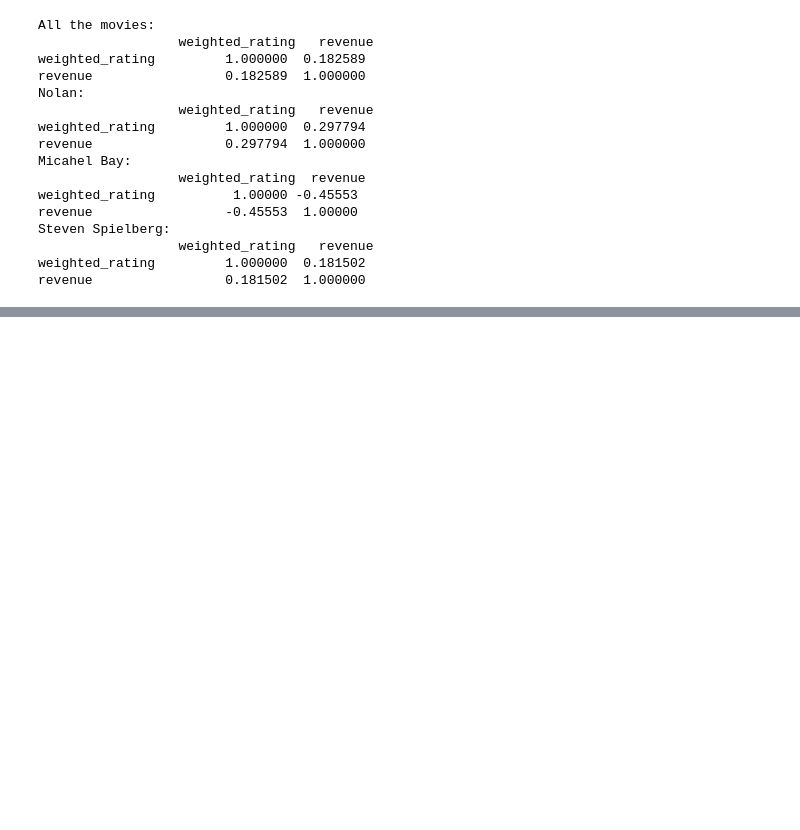
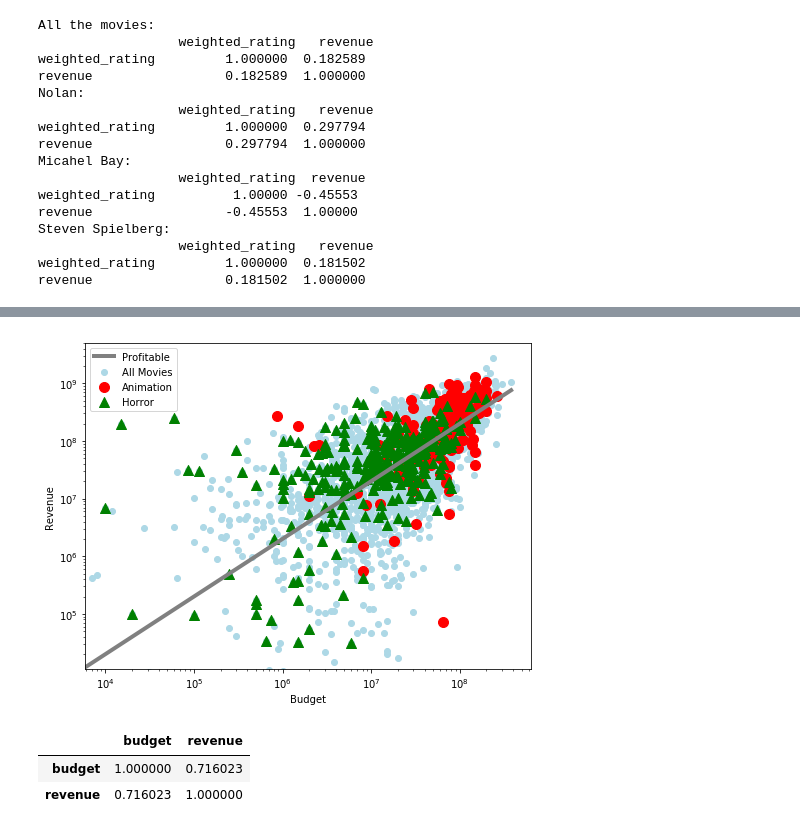
Before and after one commit to alienlien/movielens, a Jupyter notebook: ml-20m.ipynb, the cells around one changed output, grey strips where cells are left out. Drawn from its saved outputs; the diff is of its cells as text; code cells hidden in the pictures; blank space fills up the shorter version.

```diff
--- a/ml-20m.ipynb
+++ b/ml-20m.ipynb
@@ -465,0 +533,25 @@ plt.show()
+# %%
+fig = plt.figure(figsize=(8, 6))
+axes = plt.gca()
+axes.scatter(movies['budget'], movies['revenue'], label='All Movies', color='lightblue')
+x = np.arange(0, movies['budget'].max(), 10000)
+y = 2 * x
+axes.plot(x, y, color='grey', label='Profitable', linewidth=4)
+
+df = movies[movies['genres'].str.contains('Animation')]
+axes.scatter(df['budget'], df['revenue'], color='red', s=100, label='Animation')
+
+df = movies[movies['genres'].str.contains('Horror')]
+axes.scatter(df['budget'], df['revenue'], color='green', marker='^', s=100, label='Horror')
+
+axes.set_xlabel('Budget')
+axes.set_ylabel('Revenue')
+axes.set_xscale('log')
+axes.set_yscale('log')
+plt.legend()
+plt.show()
+# %% [output]
+[figure, added]
+|  | budget | revenue |
+| budget | 1.000000 | 0.716023 |
+| revenue | 0.716023 | 1.000000 |
```
Also changed, not shown: parts of 13 cells of this notebook.
